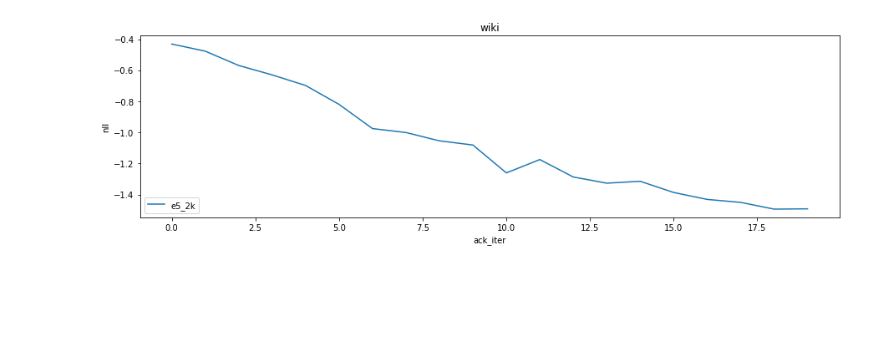
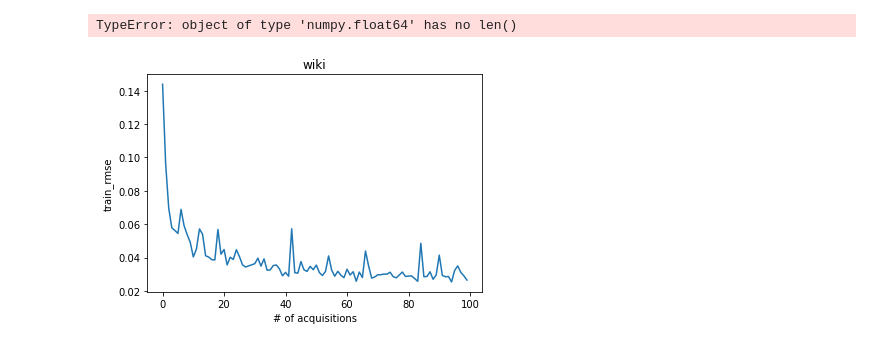
Before and after one commit to tmfs10/bb-opt, a Jupyter notebook: notebooks_sid/al_results_viz.ipynb, the cells around one changed output. Saved outputs shown, nothing was run; the diff lists cells and outputs as text; code cells hidden in the pictures; blank space fills up the shorter version.

```diff
--- a/notebooks_sid/al_results_viz.ipynb
+++ b/notebooks_sid/al_results_viz.ipynb
@@ -61,3 +107,0 @@ reading sample 3
-# %%
-arrs['ensemble5/o_max_std_2k_'][1] = 'DeepEns'
-arrs['ensemble5/o_max_std_2k_maxvar_g010205_'][1] = 'MOD'
@@ -135,17 +238,18 @@ cs.plot_data_vs_ack_iter(
 # %%
 cs.plot_data_vs_ack_iter(
     50,
     filenames,
     'avg_seeds',
-    'nll',
-    lambda x, filename : x['logging'][1]['best']['nll'],
-    20,
+    'train_rmse',
+    lambda x, filename : x['logging'][1]['train']['rmse'],
+    100,
     arrs,
     to_eval,
     legend_loc=3,
 )
 # %% [output]
+TypeError: object of type 'numpy.float64' has no len()
-[figure, old version]
+[figure, new version]
 # %%
 cs.plot_data_vs_ack_iter(
     200,
```
Also changed, not shown: parts of 11 cells of this notebook, 13 other files.
